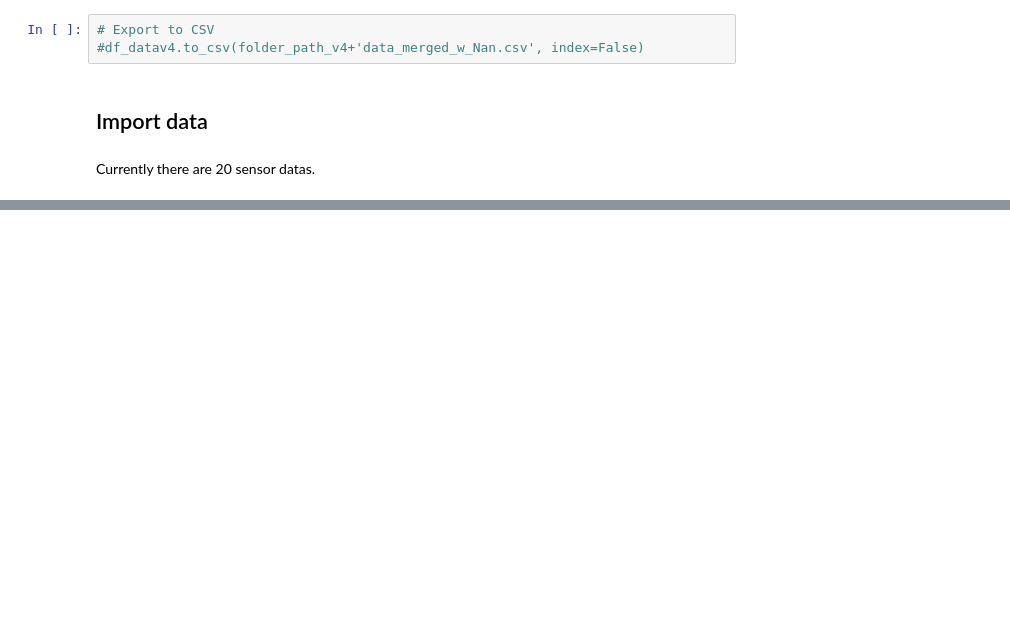
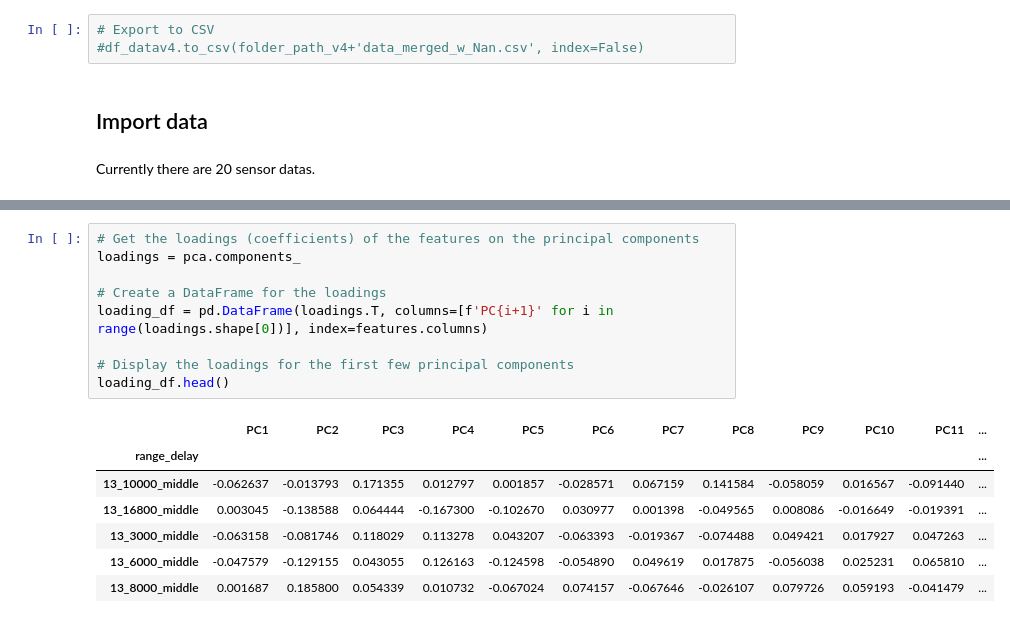
Before and after one commit to JihoonChung/ML_Sensor_Characterization, a Jupyter notebook: Analysis/US_feature_engineering.ipynb, the cells around one changed output, grey strips where cells are left out. Saved outputs shown, nothing was run; the diff lists cells and outputs as text; blank space fills up the shorter version.

```diff
--- a/Analysis/US_feature_engineering.ipynb
+++ b/Analysis/US_feature_engineering.ipynb
@@ -99,0 +263,17 @@ array(['b', 'g'], dtype=object)
+# %%
+# Get the loadings (coefficients) of the features on the principal components
+loadings = pca.components_
+
+# Create a DataFrame for the loadings
+loading_df = pd.DataFrame(loadings.T, columns=[f'PC{i+1}' for i in range(loadings.shape[0])], index=features.columns)
+
+# Display the loadings for the first few principal components
+loading_df.head()
+# %% [output]
+|  | PC1 | PC2 | PC3 | PC4 | PC5 | PC6 | PC7 | PC8 | PC9 | PC10 | PC11 | ... |
+| range_delay |  |  |  |  |  |  |  |  |  |  |  | ... |
+| 13_10000_middle | -0.062637 | -0.013793 | 0.171355 | 0.012797 | 0.001857 | -0.028571 | 0.067159 | 0.141584 | -0.058059 | 0.016567 | -0.091440 | ... |
+| 13_16800_middle | 0.003045 | -0.138588 | 0.064444 | -0.167300 | -0.102670 | 0.030977 | 0.001398 | -0.049565 | 0.008086 | -0.016649 | -0.019391 | ... |
+| 13_3000_middle | -0.063158 | -0.081746 | 0.118029 | 0.113278 | 0.043207 | -0.063393 | -0.019367 | -0.074488 | 0.049421 | 0.017927 | 0.047263 | ... |
+| 13_6000_middle | -0.047579 | -0.129155 | 0.043055 | 0.126163 | -0.124598 | -0.054890 | 0.049619 | 0.017875 | -0.056038 | 0.025231 | 0.065810 | ... |
+| 13_8000_middle | 0.001687 | 0.185800 | 0.054339 | 0.010732 | -0.067024 | 0.074157 | -0.067646 | -0.026107 | 0.079726 | 0.059193 | -0.041479 | ... |
```
Also changed, not shown: parts of 20 cells of this notebook.
